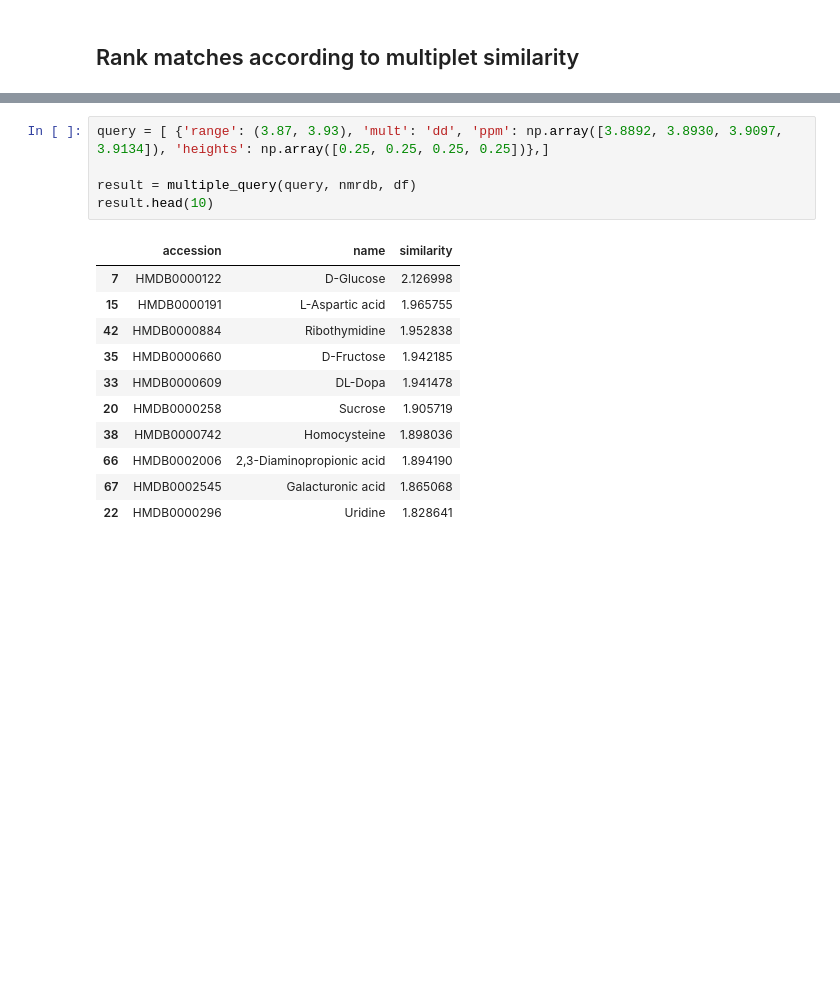
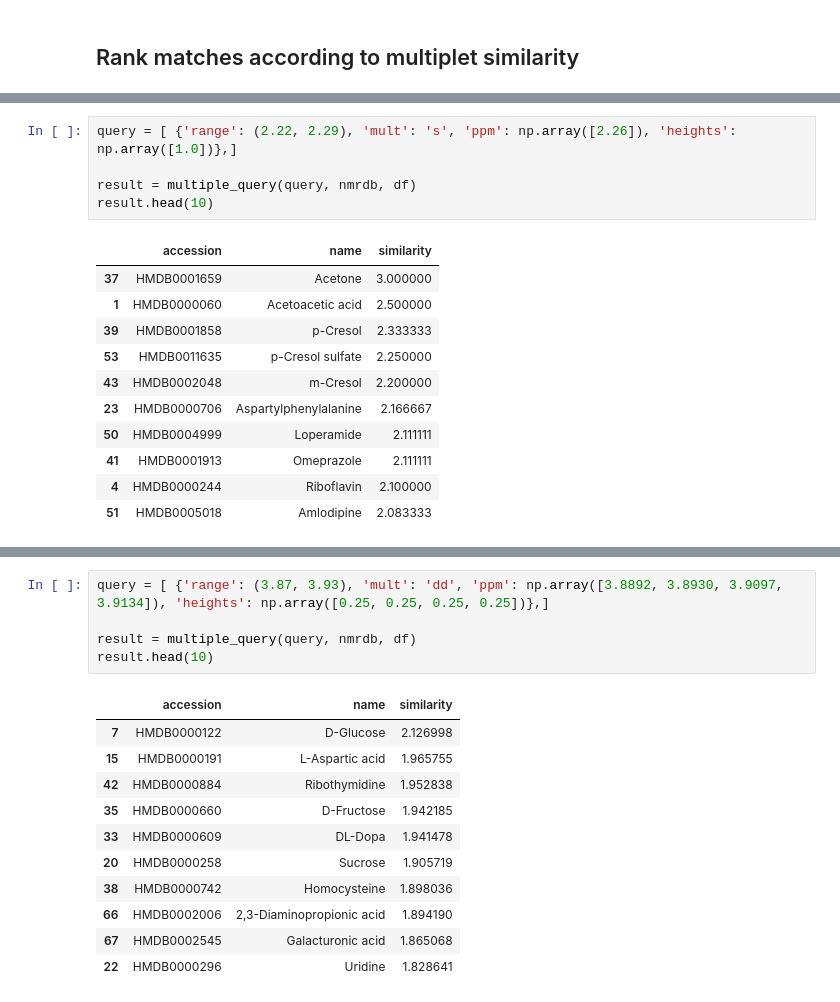
Before and after one commit to phenological/hmdb_utils, a Jupyter notebook: test_HMDB.ipynb, the cells around one changed output, grey strips where cells are left out. Drawn from its saved outputs; the diff is of its cells as text; blank space fills up the shorter version.

```diff
--- a/test_HMDB.ipynb
+++ b/test_HMDB.ipynb
@@ -47,0 +69,17 @@ print(matches)
+# %%
+query = [ {'range': (2.22, 2.29), 'mult': 's', 'ppm': np.array([2.26]), 'heights': np.array([1.0])},]
+
+result = multiple_query(query, nmrdb, df)
+result.head(10)
+# %% [output]
+|  | accession | name | similarity |
+| 37 | HMDB0001659 | Acetone | 3.000000 |
+| 1 | HMDB0000060 | Acetoacetic acid | 2.500000 |
+| 39 | HMDB0001858 | p-Cresol | 2.333333 |
+| 53 | HMDB0011635 | p-Cresol sulfate | 2.250000 |
+| 43 | HMDB0002048 | m-Cresol | 2.200000 |
+| 23 | HMDB0000706 | Aspartylphenylalanine | 2.166667 |
+| 50 | HMDB0004999 | Loperamide | 2.111111 |
+| 41 | HMDB0001913 | Omeprazole | 2.111111 |
+| 4 | HMDB0000244 | Riboflavin | 2.100000 |
+| 51 | HMDB0005018 | Amlodipine | 2.083333 |
```
Also changed, not shown: parts of 10 cells of this notebook.
